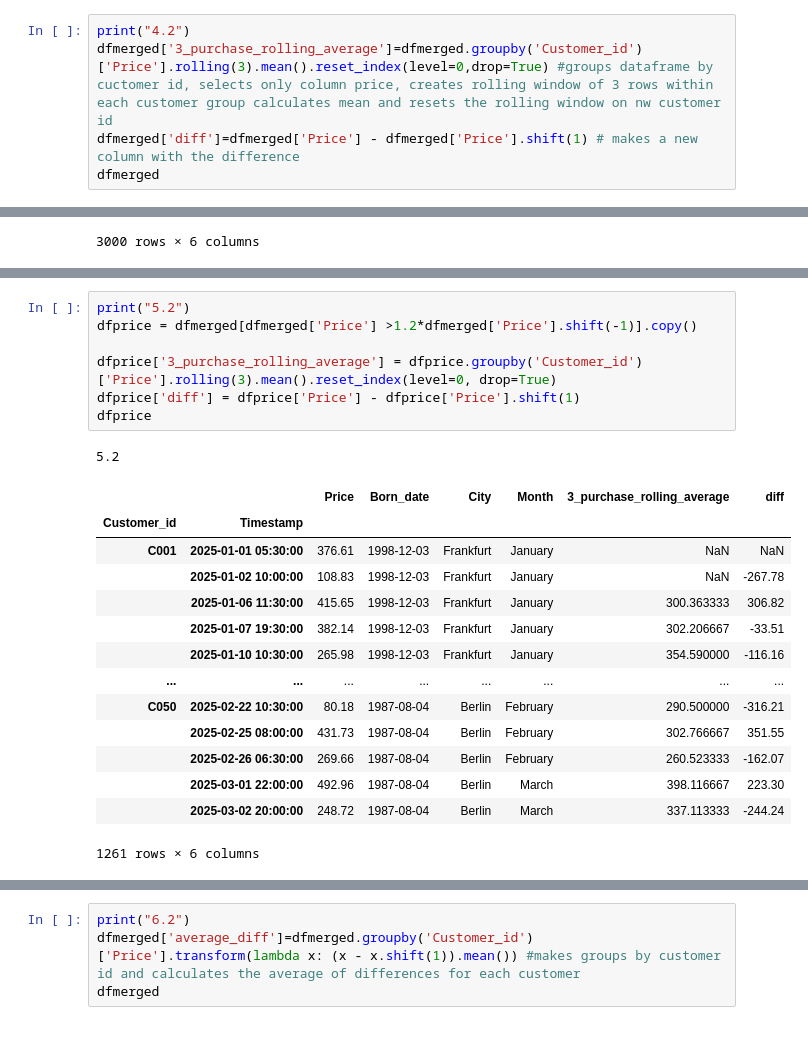
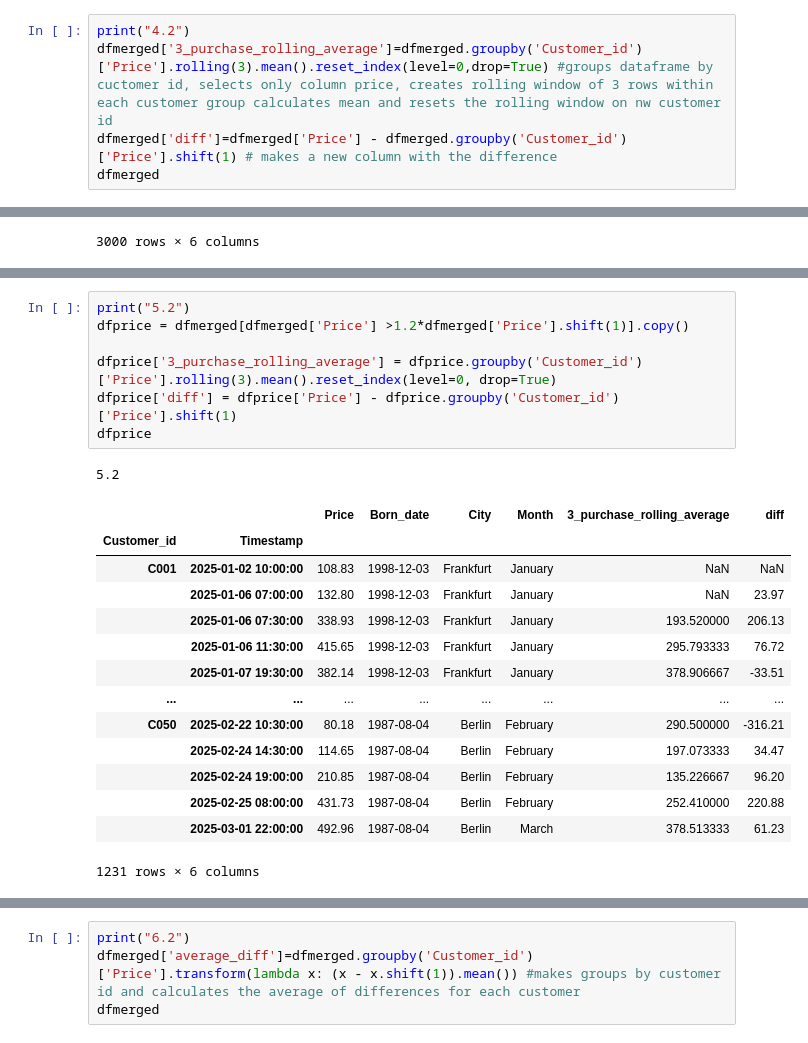
Before and after one commit to slefrovaandrea/python-for-data-science, a Jupyter notebook: assignment4.ipynb, the cells around one changed output, grey strips where cells are left out. Saved outputs shown, nothing was run; the diff lists cells and outputs as text.

```diff
--- a/assignment4.ipynb
+++ b/assignment4.ipynb
@@ -668,7 +668,7 @@ dfmerged
 # %%
 print("4.2")
 dfmerged['3_purchase_rolling_average']=dfmerged.groupby('Customer_id')['Price'].rolling(3).mean().reset_index(level=0,drop=True) #groups dataframe by cuctomer id, selects only column price, creates rolling window of 3 rows within each customer group calculates mean and resets the rolling window on nw customer id
-dfmerged['diff']=dfmerged['Price'] - dfmerged['Price'].shift(1) # makes a new column with the difference
+dfmerged['diff']=dfmerged['Price'] - dfmerged.groupby('Customer_id')['Price'].shift(1) # makes a new column with the difference
 dfmerged
 # %% [output]
 4.2
@@ -711,27 +711,27 @@ dfberlin
 777 rows × 6 columns
 # %%
 print("5.2")
-dfprice = dfmerged[dfmerged['Price'] >1.2*dfmerged['Price'].shift(-1)].copy()
+dfprice = dfmerged[dfmerged['Price'] >1.2*dfmerged['Price'].shift(1)].copy()
 
 dfprice['3_purchase_rolling_average'] = dfprice.groupby('Customer_id')['Price'].rolling(3).mean().reset_index(level=0, drop=True)
-dfprice['diff'] = dfprice['Price'] - dfprice['Price'].shift(1)
+dfprice['diff'] = dfprice['Price'] - dfprice.groupby('Customer_id')['Price'].shift(1)
 dfprice
 # %% [output]
 5.2
 |  |  | Price | Born_date | City | Month | 3_purchase_rolling_average | diff |
 | Customer_id | Timestamp |  |  |  |  |  |  |
-| C001 | 2025-01-01 05:30:00 | 376.61 | 1998-12-03 | Frankfurt | January | NaN | NaN |
-|  | 2025-01-02 10:00:00 | 108.83 | 1998-12-03 | Frankfurt | January | NaN | -267.78 |
-|  | 2025-01-06 11:30:00 | 415.65 | 1998-12-03 | Frankfurt | January | 300.363333 | 306.82 |
-|  | 2025-01-07 19:30:00 | 382.14 | 1998-12-03 | Frankfurt | January | 302.206667 | -33.51 |
-|  | 2025-01-10 10:30:00 | 265.98 | 1998-12-03 | Frankfurt | January | 354.590000 | -116.16 |
+| C001 | 2025-01-02 10:00:00 | 108.83 | 1998-12-03 | Frankfurt | January | NaN | NaN |
+|  | 2025-01-06 07:00:00 | 132.80 | 1998-12-03 | Frankfurt | January | NaN | 23.97 |
+|  | 2025-01-06 07:30:00 | 338.93 | 1998-12-03 | Frankfurt | January | 193.520000 | 206.13 |
+|  | 2025-01-06 11:30:00 | 415.65 | 1998-12-03 | Frankfurt | January | 295.793333 | 76.72 |
+|  | 2025-01-07 19:30:00 | 382.14 | 1998-12-03 | Frankfurt | January | 378.906667 | -33.51 |
 | ... | ... | ... | ... | ... | ... | ... | ... |
 | C050 | 2025-02-22 10:30:00 | 80.18 | 1987-08-04 | Berlin | February | 290.500000 | -316.21 |
-|  | 2025-02-25 08:00:00 | 431.73 | 1987-08-04 | Berlin | February | 302.766667 | 351.55 |
-|  | 2025-02-26 06:30:00 | 269.66 | 1987-08-04 | Berlin | February | 260.523333 | -162.07 |
-|  | 2025-03-01 22:00:00 | 492.96 | 1987-08-04 | Berlin | March | 398.116667 | 223.30 |
-|  | 2025-03-02 20:00:00 | 248.72 | 1987-08-04 | Berlin | March | 337.113333 | -244.24 |
+|  | 2025-02-24 14:30:00 | 114.65 | 1987-08-04 | Berlin | February | 197.073333 | 34.47 |
+|  | 2025-02-24 19:00:00 | 210.85 | 1987-08-04 | Berlin | February | 135.226667 | 96.20 |
+|  | 2025-02-25 08:00:00 | 431.73 | 1987-08-04 | Berlin | February | 252.410000 | 220.88 |
+|  | 2025-03-01 22:00:00 | 492.96 | 1987-08-04 | Berlin | March | 378.513333 | 61.23 |
-1261 rows × 6 columns
+1231 rows × 6 columns
 # %%
 print("6.1")
 above18=dfmerged.groupby('Customer_id').filter(lambda g: g['Price'].sum() > 18000) #makes groups by customer id and selects only those whoose expences are greater then 18 000
```
Also changed, not shown: parts of 4 cells of this notebook.
